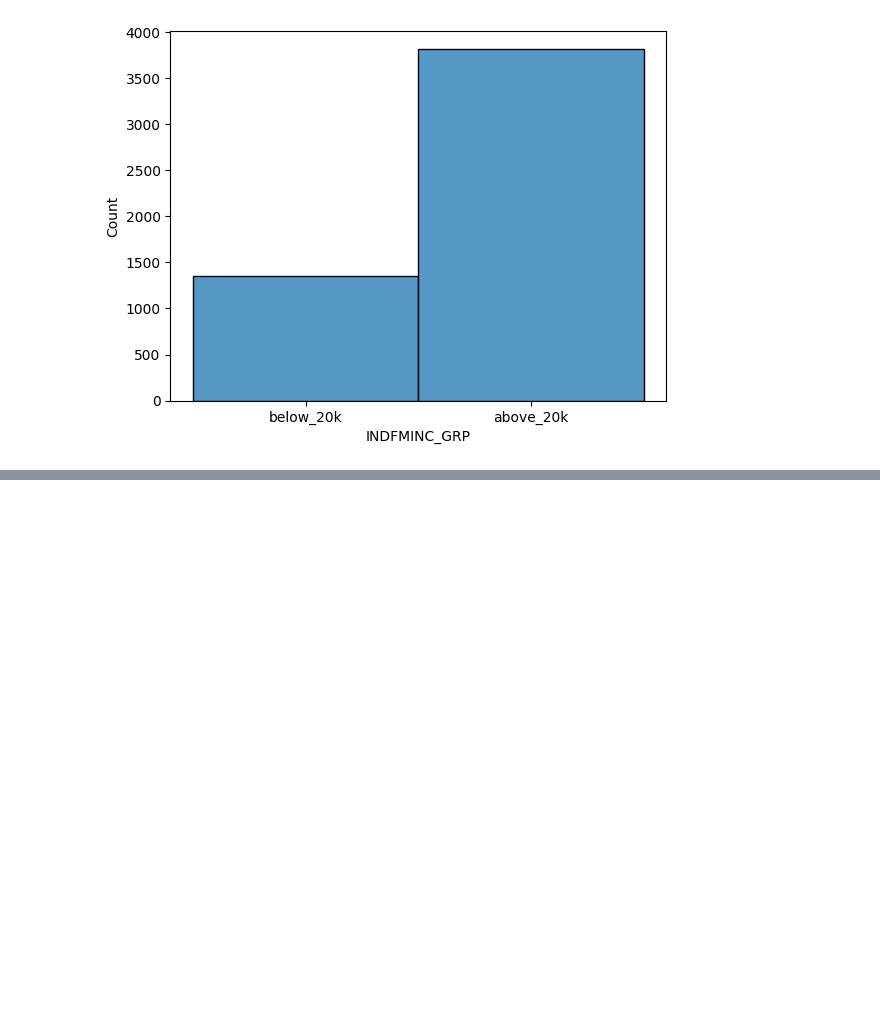
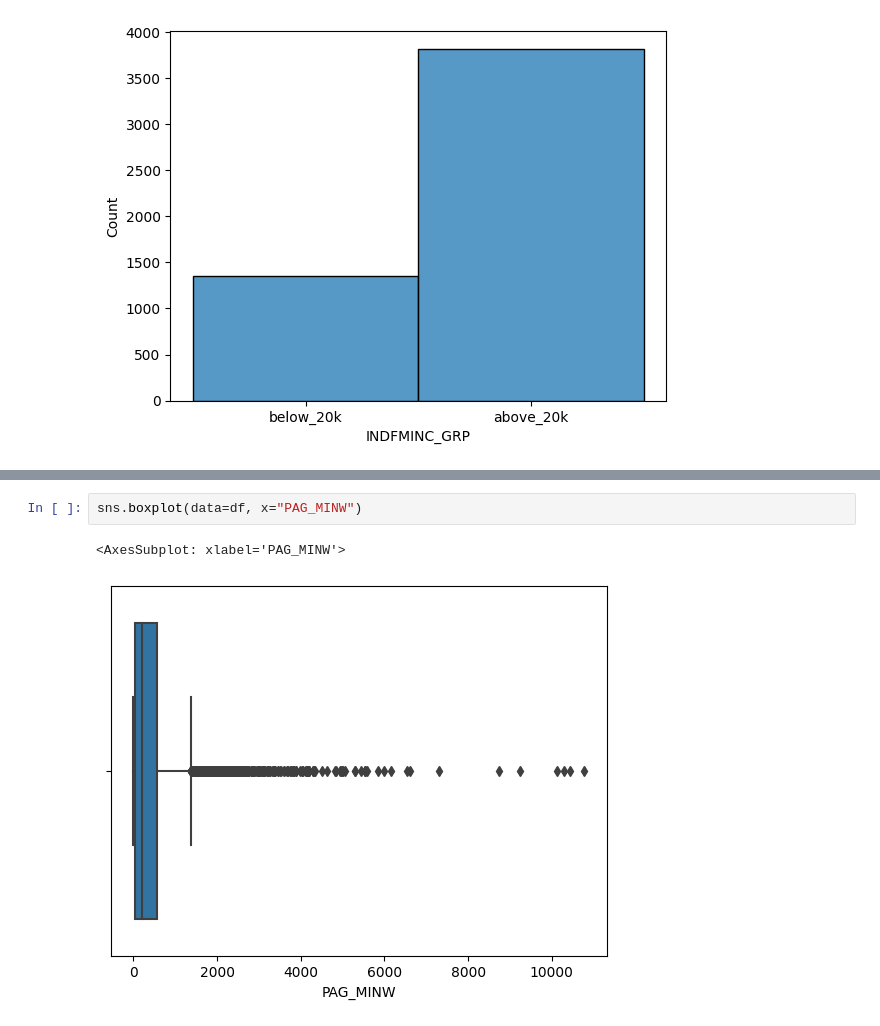
Before and after one commit to thiago-paim/tera-desafio-inferencia, a Jupyter notebook: notebooks/univariate_analysis.ipynb, the cells around one changed output, grey strips where cells are left out. Cells and saved outputs as stored; diff of their text form; blank space fills up the shorter version.

```diff
--- a/notebooks/univariate_analysis.ipynb
+++ b/notebooks/univariate_analysis.ipynb
@@ -386,0 +440,5 @@ histplot():
+# %%
+sns.boxplot(data=df, x="PAG_MINW")
+# %% [output]
+<AxesSubplot: xlabel='PAG_MINW'>
+[figure, added]
```
Also changed, not shown: parts of 15 cells of this notebook.
